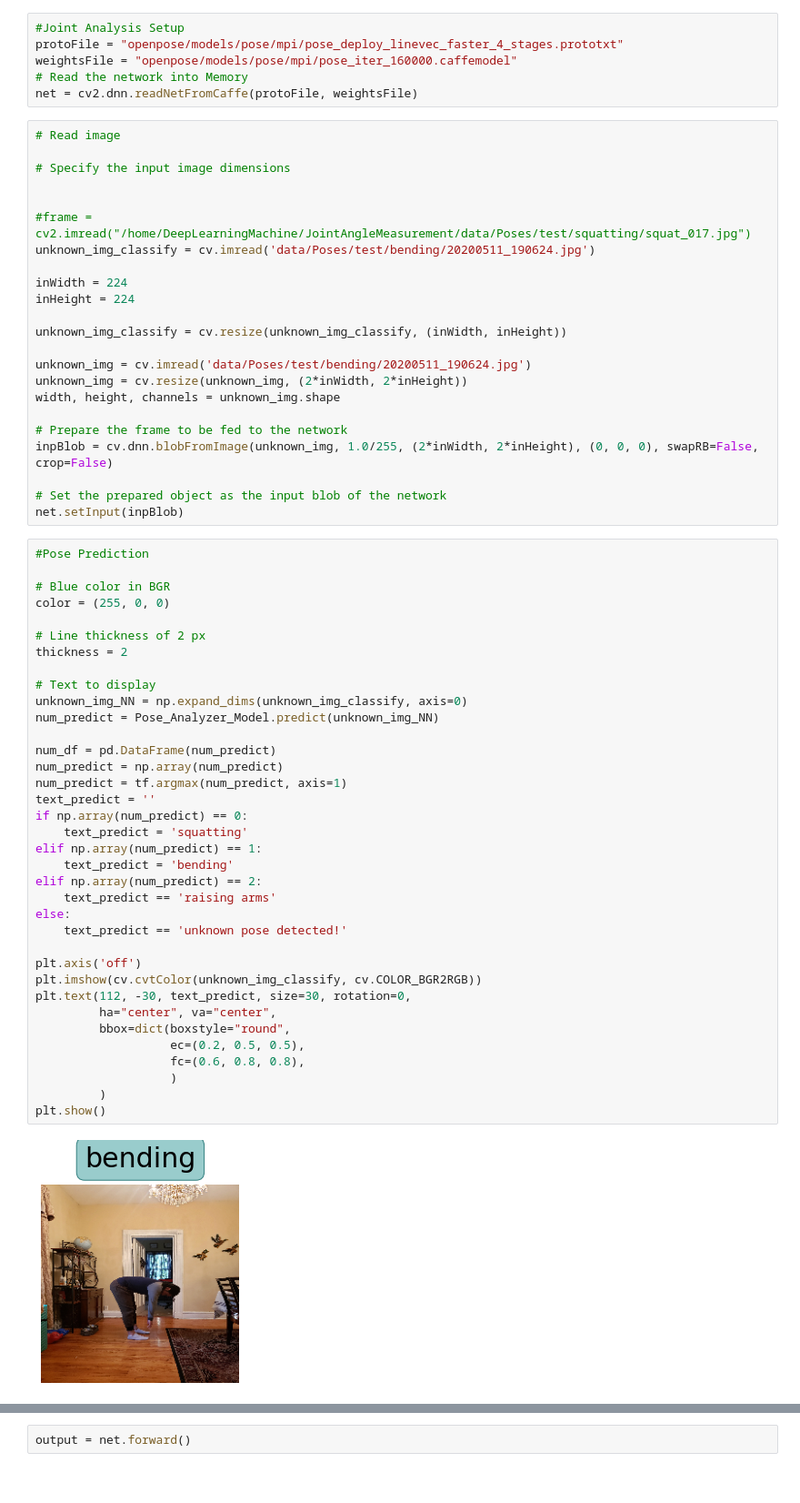
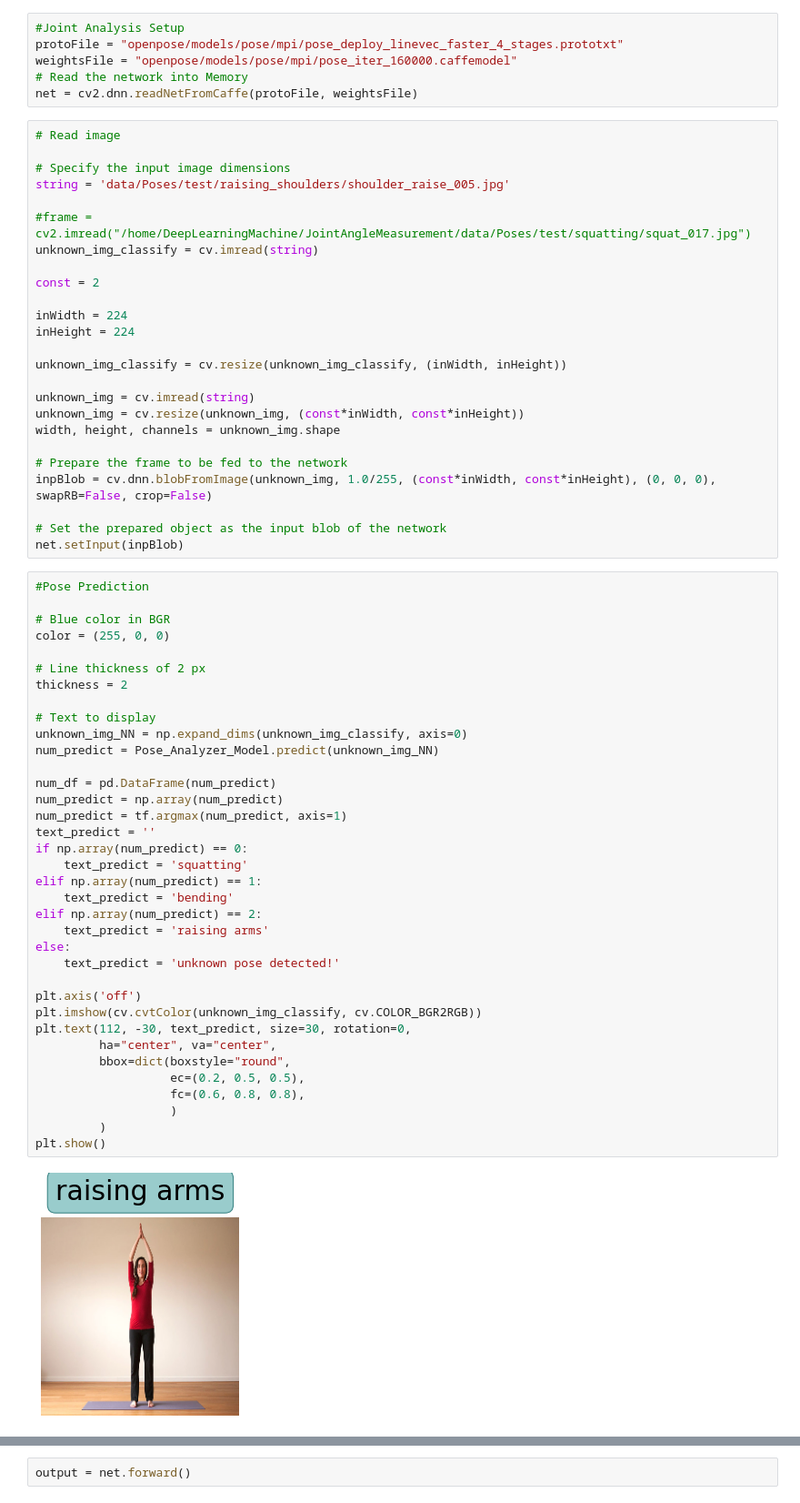
Before and after one commit to moonbeam5115/JointAngleMeasurement, a Jupyter notebook: notebooks/Pose_and_Joint_Detection.ipynb, the cells around one changed output, grey strips where cells are left out. Shown at 91% size. Drawn from its saved outputs; the diff is of its cells as text.

```diff
--- a/notebooks/Pose_and_Joint_Detection.ipynb
+++ b/notebooks/Pose_and_Joint_Detection.ipynb
@@ -90,22 +90,24 @@ net = cv2.dnn.readNetFromCaffe(protoFile, weightsFile)
 # Read image
 
 # Specify the input image dimensions
-
+string = 'data/Poses/test/raising_shoulders/shoulder_raise_005.jpg'
 
 #frame = cv2.imread("/home/DeepLearningMachine/JointAngleMeasurement/data/Poses/test/squatting/squat_017.jpg")
-unknown_img_classify = cv.imread('data/Poses/test/bending/20200511_190624.jpg')
+unknown_img_classify = cv.imread(string)
+
+const = 2
 
 inWidth = 224
 inHeight = 224
 
 unknown_img_classify = cv.resize(unknown_img_classify, (inWidth, inHeight))
 
-unknown_img = cv.imread('data/Poses/test/bending/20200511_190624.jpg')
-unknown_img = cv.resize(unknown_img, (2*inWidth, 2*inHeight))
+unknown_img = cv.imread(string)
+unknown_img = cv.resize(unknown_img, (const*inWidth, const*inHeight))
 width, height, channels = unknown_img.shape
 
 # Prepare the frame to be fed to the network
-inpBlob = cv.dnn.blobFromImage(unknown_img, 1.0/255, (2*inWidth, 2*inHeight), (0, 0, 0), swapRB=False, crop=False)
+inpBlob = cv.dnn.blobFromImage(unknown_img, 1.0/255, (const*inWidth, const*inHeight), (0, 0, 0), swapRB=False, crop=False)
 
 # Set the prepared object as the input blob of the network
 net.setInput(inpBlob)
@@ -117,33 +119,33 @@ color = (255, 0, 0)
 
 # Line thickness of 2 px
 thickness = 2
 
 # Text to display
 unknown_img_NN = np.expand_dims(unknown_img_classify, axis=0)
 num_predict = Pose_Analyzer_Model.predict(unknown_img_NN)
 
 num_df = pd.DataFrame(num_predict)
 num_predict = np.array(num_predict)
 num_predict = tf.argmax(num_predict, axis=1)
 text_predict = ''
 if np.array(num_predict) == 0:
     text_predict = 'squatting'
 elif np.array(num_predict) == 1:
     text_predict = 'bending'
 elif np.array(num_predict) == 2:
-    text_predict == 'raising arms'
+    text_predict = 'raising arms'
 else:
-    text_predict == 'unknown pose detected!'
+    text_predict = 'unknown pose detected!'
 
 plt.axis('off')
 plt.imshow(cv.cvtColor(unknown_img_classify, cv.COLOR_BGR2RGB))
 plt.text(112, -30, text_predict, size=30, rotation=0,
          ha="center", va="center",
          bbox=dict(boxstyle="round",
                    ec=(0.2, 0.5, 0.5),
                    fc=(0.6, 0.8, 0.8),
                    )
          )
 plt.show()
 # %% [output]
-[figure, old version]
+[figure, new version]
```
Also changed, not shown: parts of 15 cells of this notebook, 12 other files.
